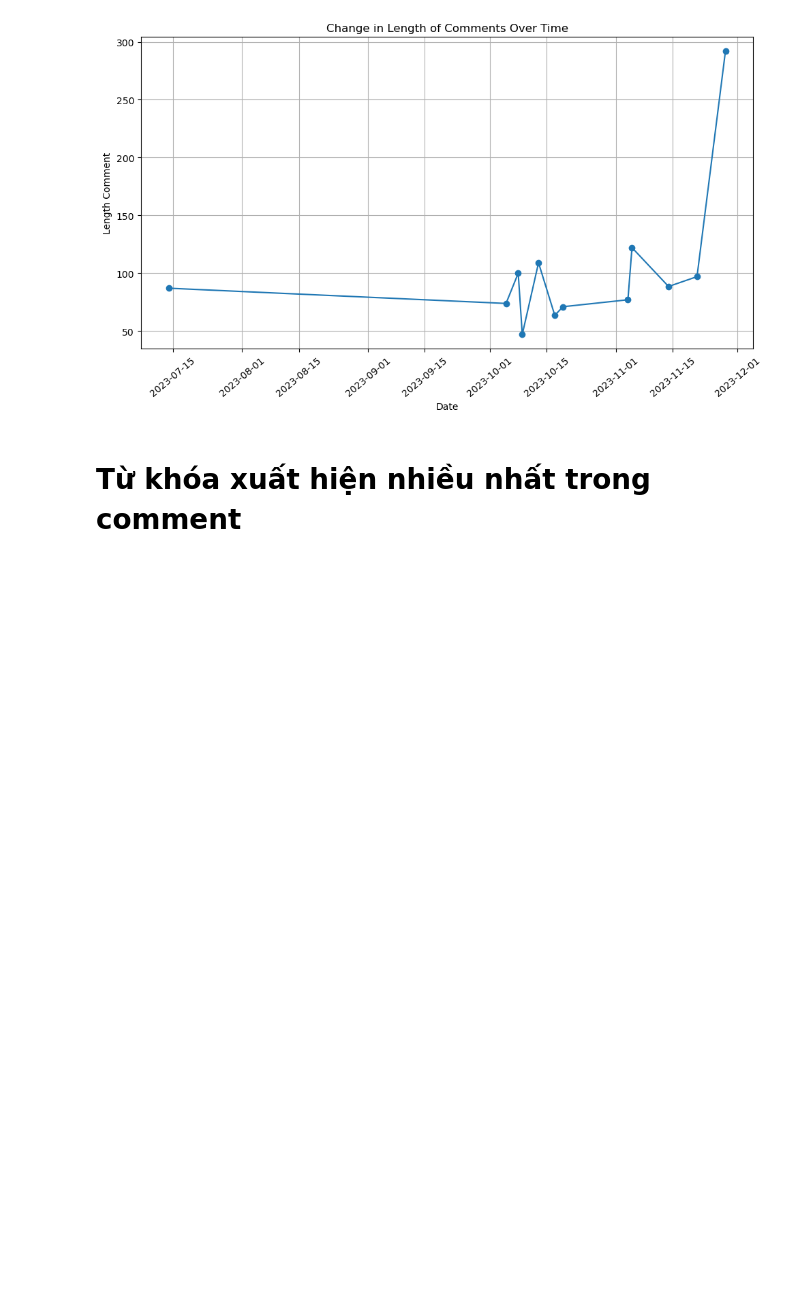
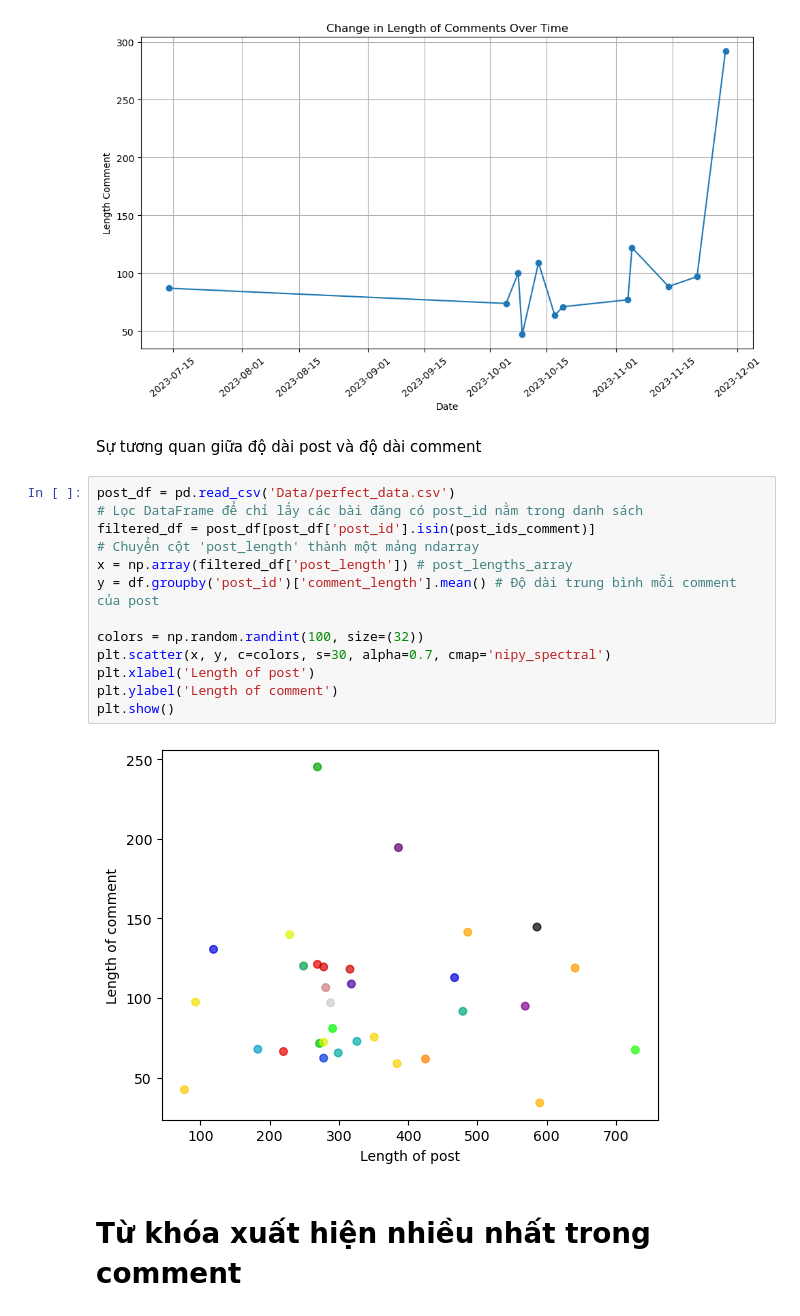
Before and after one commit to ngocnhatAI/data-analysis-report, a Jupyter notebook: Analyze_comment.ipynb, the cells around one changed output. Drawn from its saved outputs; the diff is of its cells as text; blank space fills up the shorter version.

Commit message:
comment analysis

```diff
--- a/Analyze_comment.ipynb
+++ b/Analyze_comment.ipynb
@@ -133,6 +136,23 @@ plt.grid(True)
 plt.tight_layout()
 # %% [output]
 [figure]
+# %% [markdown]
+Sự tương quan giữa độ dài post và độ dài comment
+# %%
+post_df = pd.read_csv('Data/perfect_data.csv')
+# Lọc DataFrame để chỉ lấy các bài đăng có post_id nằm trong danh sách
+filtered_df = post_df[post_df['post_id'].isin(post_ids_comment)]
+# Chuyển cột 'post_length' thành một mảng ndarray
+x = np.array(filtered_df['post_length']) # post_lengths_array
+y = df.groupby('post_id')['comment_length'].mean() # Độ dài trung bình mỗi comment của post
+
+colors = np.random.randint(100, size=(32))
+plt.scatter(x, y, c=colors, s=30, alpha=0.7, cmap='nipy_spectral')
+plt.xlabel('Length of post')
+plt.ylabel('Length of comment')
+plt.show()
+# %% [output]
+[figure, added]
 # %% [markdown]
 # Từ khóa xuất hiện nhiều nhất trong comment
 # %% [markdown]
```
Also changed, not shown: parts of 1 cell of this notebook.
